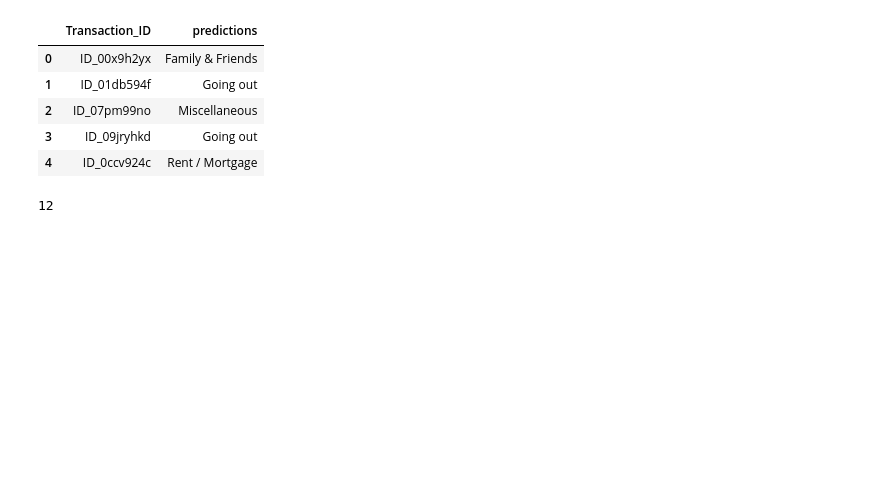
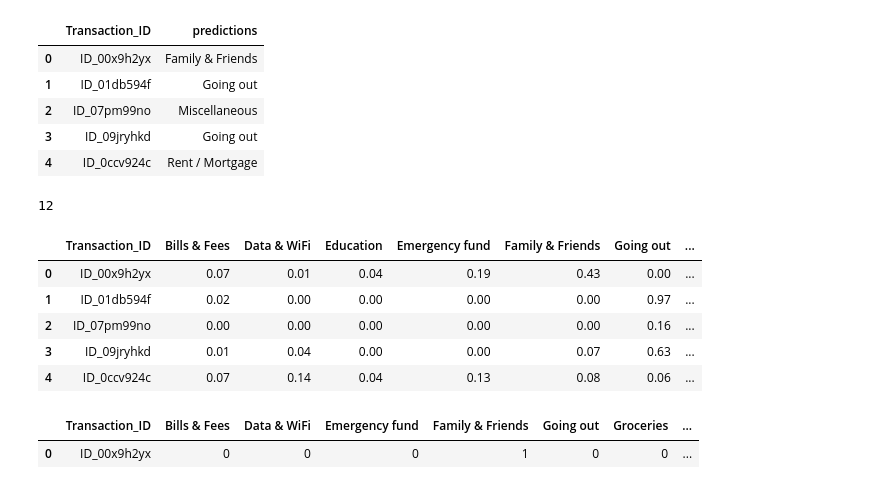
Before and after one commit to The-DigitalAcademy/Zweli-alvin_classification_challenge, a Jupyter notebook: purchase_analysis.ipynb, the cells around one changed output. Drawn from its saved outputs; the diff is of its cells as text; code cells hidden in the pictures; blank space fills up the shorter version.

```diff
--- a/purchase_analysis.ipynb
+++ b/purchase_analysis.ipynb
@@ -380,6 +352,10 @@ sns.regplot(x=expected_y, y=predicted_y, fit_reg=True, scatter_kws={"s": 100})
 # %%
 # Get the predicted result for the test Data
 predictions = clf.predict(test.drop("Transaction_ID", axis=1))
+# %%
+preds = clf.predict_proba(test.drop("Transaction_ID" , axis=1))
+preds_df = pd.DataFrame(preds, columns=labels_train)
+preds_df = pd.concat(objs=[test["Transaction_ID"], preds_df], axis="columns")
 # %%
 test["predictions"] = predictions
 # %%
@@ -397,0 +376,9 @@ test[["Transaction_ID",  "predictions"]]["predictions"].nunique()
+# %%
+preds_df.head()
+# %% [output]
+|  | Transaction_ID | Bills & Fees | Data & WiFi | Education | Emergency fund | Family & Friends | Going out | ... |
+| 0 | ID_00x9h2yx | 0.07 | 0.01 | 0.04 | 0.19 | 0.43 | 0.00 | ... |
+| 1 | ID_01db594f | 0.02 | 0.00 | 0.00 | 0.00 | 0.00 | 0.97 | ... |
+| 2 | ID_07pm99no | 0.00 | 0.00 | 0.00 | 0.00 | 0.00 | 0.16 | ... |
+| 3 | ID_09jryhkd | 0.01 | 0.04 | 0.00 | 0.00 | 0.07 | 0.63 | ... |
+| 4 | ID_0ccv924c | 0.07 | 0.14 | 0.04 | 0.13 | 0.08 | 0.06 | ... |
@@ -397,0 +390,5 @@ test[["Transaction_ID",  "predictions"]]["predictions"].nunique()
+# %%
+sub.head(1)
+# %% [output]
+|  | Transaction_ID | Bills & Fees | Data & WiFi | Emergency fund | Family & Friends | Going out | Groceries | ... |
+| 0 | ID_00x9h2yx | 0 | 0 | 0 | 1 | 0 | 0 | ... |
```
Also changed, not shown: parts of 14 cells of this notebook.
